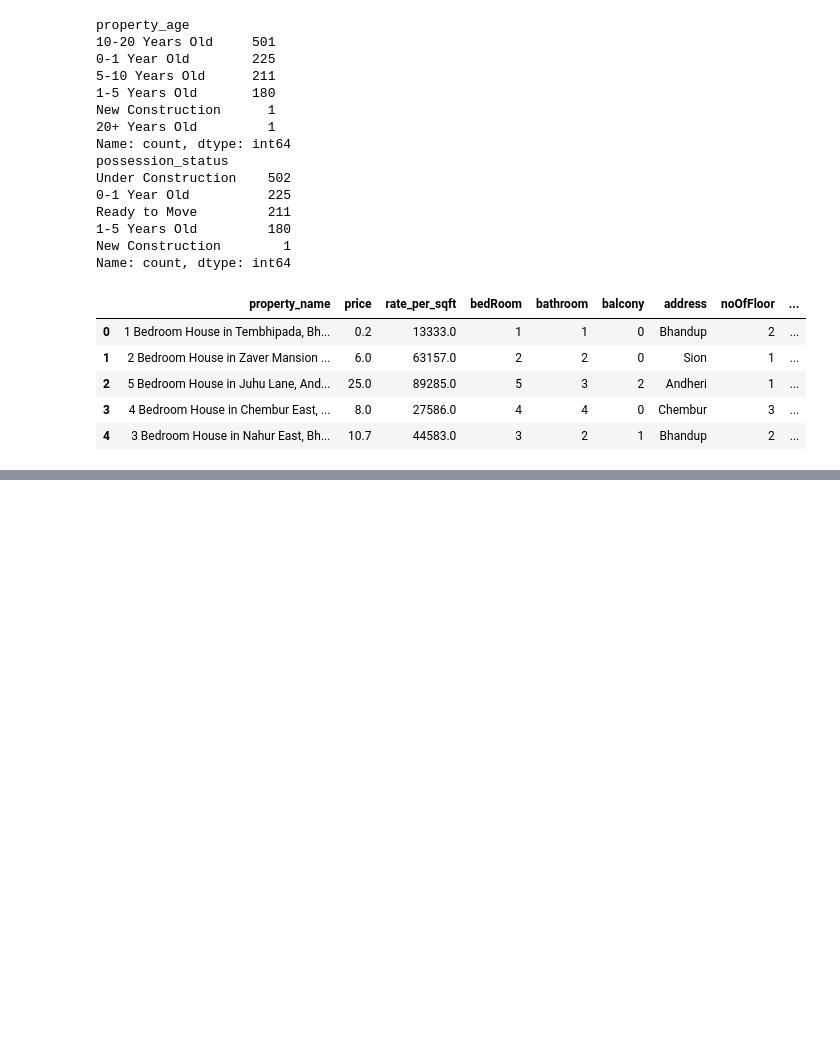
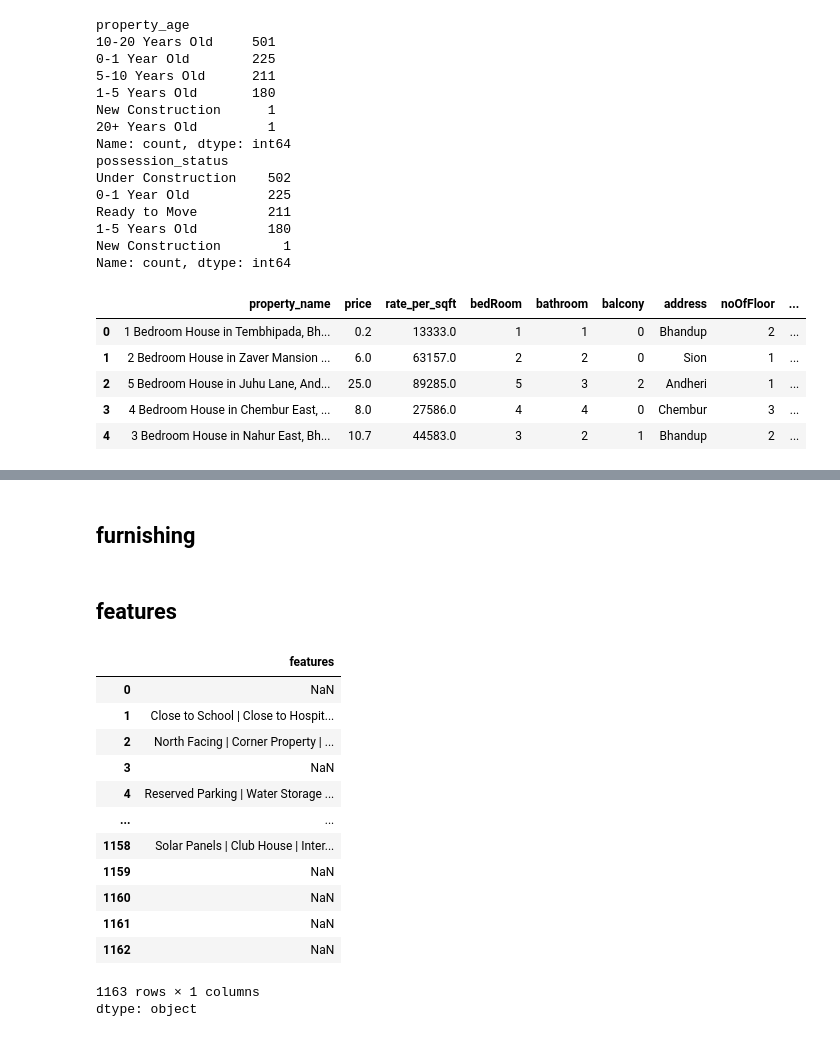
Before and after one commit to ShlokBagwe/Realytics-End-to-End-Real-Estate-Intelligence-Platform, a Jupyter notebook: Pre-Processing/House_Data_Pre_processing.ipynb, the cells around one changed output, grey strips where cells are left out. Saved outputs shown, nothing was run; the diff lists cells and outputs as text; code cells hidden in the pictures; blank space fills up the shorter version.

```diff
--- a/Pre-Processing/House_Data_Pre_processing.ipynb
+++ b/Pre-Processing/House_Data_Pre_processing.ipynb
@@ -539,0 +555,2 @@ df1.head()
+# %% [markdown]
+## furnishing
@@ -539,0 +573,19 @@ df1.head()
+# %% [markdown]
+## features
+# %%
+df1['features']
+# %% [output]
+|  | features |
+| 0 | NaN |
+| 1 | Close to School | Close to Hospit... |
+| 2 | North Facing | Corner Property | ... |
+| 3 | NaN |
+| 4 | Reserved Parking | Water Storage ... |
+| ... | ... |
+| 1158 | Solar Panels | Club House | Inter... |
+| 1159 | NaN |
+| 1160 | NaN |
+| 1161 | NaN |
+| 1162 | NaN |
+1163 rows × 1 columns
+dtype: object
```
Also changed, not shown: parts of 13 cells of this notebook.
